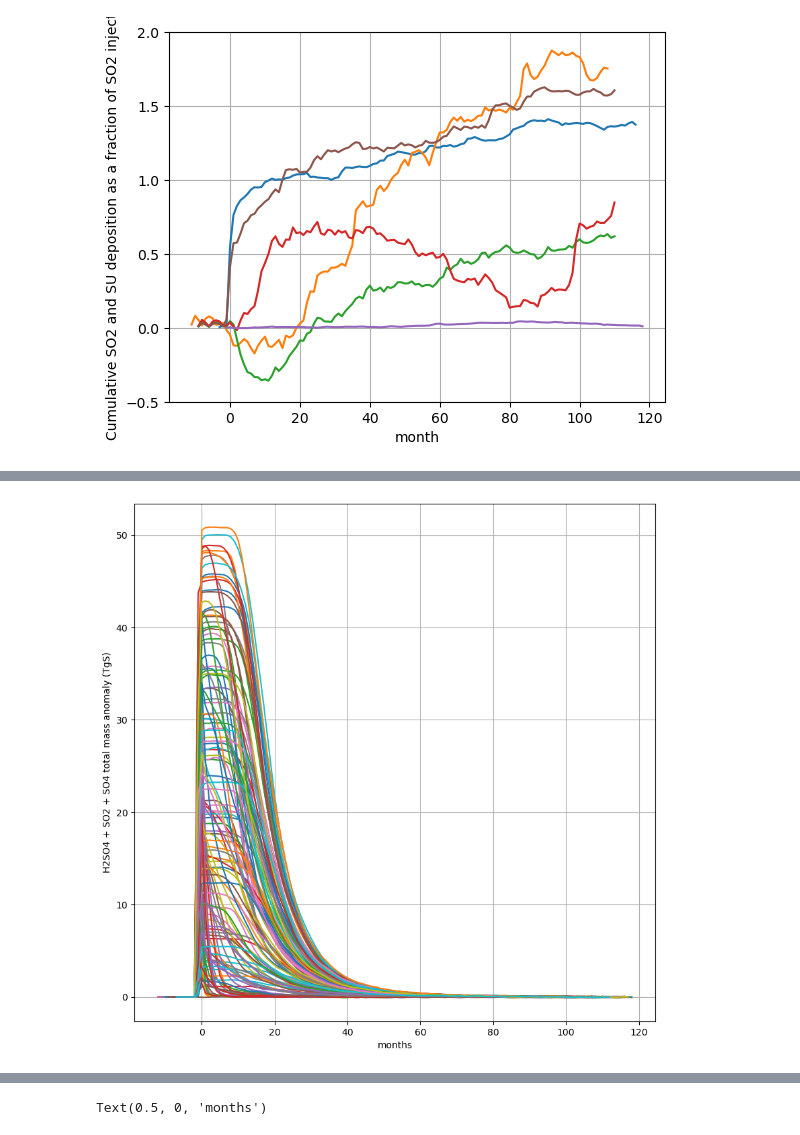
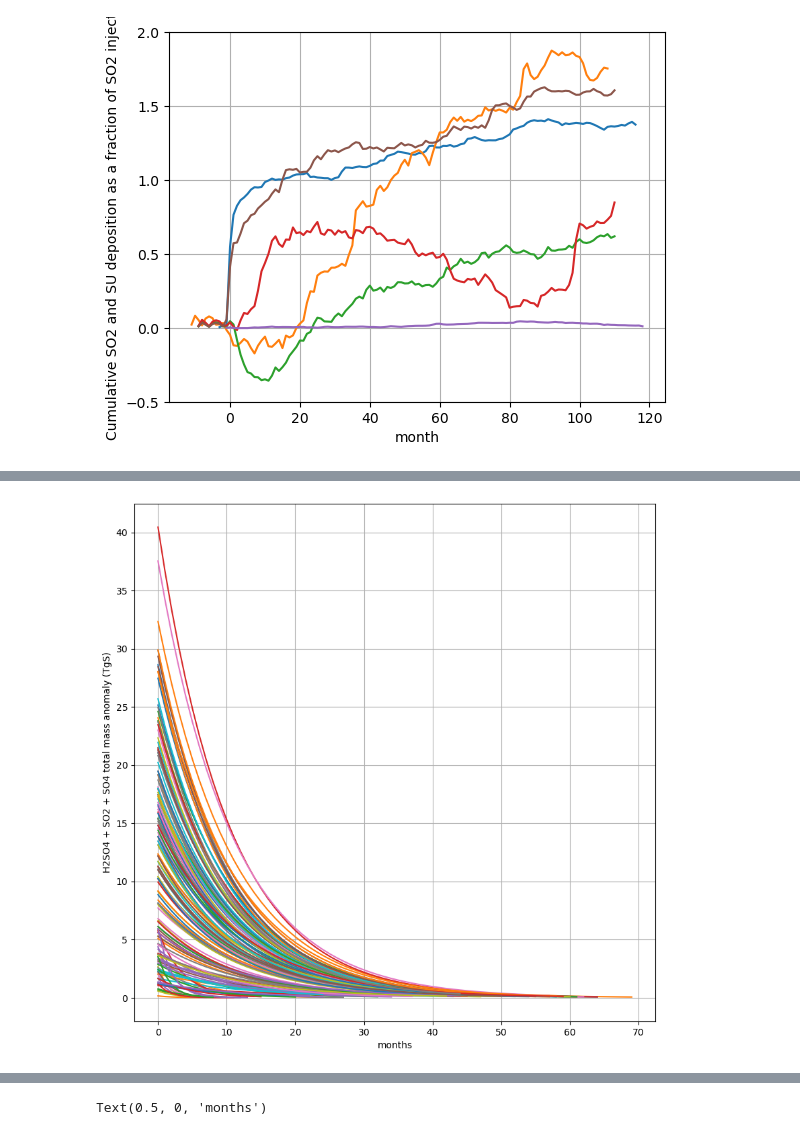
Before and after one commit to malcolmmaas/volcano, a Jupyter notebook: plotting.ipynb, the cells around one changed output, grey strips where cells are left out. Saved outputs shown, nothing was run; the diff lists cells and outputs as text; code cells hidden in the pictures.

```diff
--- a/plotting.ipynb
+++ b/plotting.ipynb
@@ -435,21 +714,8 @@ weird = [
     'VLHC136kt',
 ]
 
-import pandas as pd
-df = pd.read_csv('parameters.txt', delim_whitespace=True)
-
-def julian_to_month(julian_day):
-    months = [
-        (1, 31), (2, 28), (3, 31), (4, 30), (5, 31), (6, 30),
-        (7, 31), (8, 31), (9, 30), (10, 31), (11, 30), (12, 31)
-    ]
-
-    for month, days in months:
-        if julian_day <= days:
-            return month
-        julian_day -= days
-
-df['month'] = list(map(lambda x: julian_to_month(x), df['julday']))
+# import pandas as pd
+# df = pd.read_csv('parameters.txt', delim_whitespace=True)
 
 # su_dep_control_10yr = [su_dep_control_avg]*10
 # su_dep_control_10yr = np.array(su_dep_control_10yr).flatten()
@@ -513,17 +779,90 @@ sulfur_control_avg = np.sum(sulfur_control, axis=0)/10
 sulfur_control_10yr = [sulfur_control_avg]*10
 sulfur_control_10yr = np.array(sulfur_control_10yr).flatten()
 
-for modelrun in range(1,141):
-    w = 'VLHC'+str(modelrun).zfill(3)+'kt'
+# lifetimes = [[],[],[],[]]
+lifetimes = []
+# for modelrun in range(1,141):
+#     w = 'VLHC'+str(modelrun).zfill(3)+'kt'
+for w in df.index:
+    print(w, end='\r')
     test = netCDF4.Dataset('timeseries/'+w+'/MON.taij'+w+'.nc')
-    sulfur = test['H2SO4_Total_Mass'][:]*h2so4_tm_factor + test['SO2_Total_Mass'][:]*so2_tm_factor + sum([test[v][:] for v in su_tm_vars])*su_tm_factor - sulfur_control_10yr
-    plt.plot(list(range(len(sulfur)))-df.loc[w]['month'], sulfur)
+#     sulfur = test['H2SO4_Total_Mass'][:]*h2so4_tm_factor + test['SO2_Total_Mass'][:]*so2_tm_factor + sum([test[v][:] for v in su_tm_vars])*su_tm_factor - sulfur_control_10yr
+#     plt.plot(list(range(len(sulfur)))-df.loc[w]['month'], sulfur)
+
+#     sulfur = test['SO2_Total_Mass'][:]*so2_tm_factor - so2_tm_control_10yr*so2_tm_factor
+    sulfur = sum([test[v][:] for v in su_tm_vars])*su_tm_factor - su_tm_control_10yr*su_tm_factor
+
+    d1 = np.gradient(np.array(sulfur[:60]))
+    inflection_point = np.argmin(d1)-1
+    if inflection_point < 0:
+        inflection_point = 0
+#     sulfur = sulfur[inflection_point:]
+#     sulfur_trim = sulfur[inflection_point:inflection_point+60]
+
+    sulfur_trim = sulfur[inflection_point:]
+    noise_point = scipy.signal.argrelextrema(sulfur_trim, np.less)[0][0]
+#     print(noise_point)
+    sulfur_trim = sulfur_trim[:noise_point+1]
+
+    y = sulfur_trim
+#     C = min(y)
+    # y = y-C
+    y = np.log(y)
+
+    K, A_log = np.polyfit(np.arange(len(y))[~(y.mask)], y[~(y.mask)], 1)
+
+    A = np.exp(A_log)
+    sulfur_fit = [A * np.exp(K * t) + 0 for t in range(len(y))]
+#     y_fit = [A_log + K*t for t in range(len(y))]
+#     print('Lifetime: ' + str(-1/K) + ' months')
+
+
+#     if df.loc[w]['month'] in [12, 1, 2]:
+#         season = -1
+#     elif df.loc[w]['month'] in [6, 7, 8]:
+#         season = 1
+#     else:
+#         season = 0
+
+#     if df.loc[w]['latitude'] < 45 and df.loc[w]['latitude'] > -45:
+#         lifetimes[3].append(-1/K)
+#     elif df.loc[w]['latitude'] >= 45:
+#         lifetimes[season+1].append(-1/K)
+#     else:
+#         lifetimes[-season+1].append(-1/K)
+
+    lifetimes.append(-1/K)
+
+#     sulfur = sulfur-min(sulfur)
+#     sulfur = np.log(sulfur)
+#     K, A_log = np.polyfit(t, y, 1)
+
+#     if inflection_point > 60:
+#     plt.plot(list(range(len(sulfur)))-df.loc[w]['month'], sulfur)
+#     plt.plot(inflection_point-df.loc[w]['month'], sulfur[inflection_point], 'ro')
+    plt.plot(sulfur_fit)
+#     plt.plot(sulfur_trim)
+    if K>0:
+        print(w + '--')
+#     plt.plot(sulfur)
+
+#     if df.loc[w]['stratospheric_so2_pct'] == 0:
+#         plt.plot(y, zorder=1)
+#     else:
+#         plt.plot(y, zorder=0, c='silver')
+
+#     if y[10] < -2:
+#         print(w + '--')
+#         plt.plot(list(range(len(sulfur)))-df.loc[w]['month'], sulfur, zorder=1)
+#     else:
+#         plt.plot(list(range(len(sulfur)))-df.loc[w]['month'], sulfur, zorder=0, c='silver')
 
 # for w in weird:
 #     test = netCDF4.Dataset('timeseries/'+w+'/MON.taij'+w+'.nc')
 #     sulfur = test['H2SO4_Total_Mass'][:]*h2so4_tm_factor + test['SO2_Total_Mass'][:]*so2_tm_factor + sum([test[v][:] for v in su_tm_vars])*su_tm_factor - sulfur_control_10yr
 #     plt.plot(list(range(len(sulfur)))-df.loc[w]['month'], sulfur)
 
+# print(np.mean(lifetimes))
 plt.ylabel('H2SO4 + SO2 + SO4 total mass anomaly (TgS)')
 plt.xlabel('months')
 # plt.ylim(-2,52)
@@ -533 +874 @@ plt.grid(True)
-[figure, old version]
+[figure, new version]
```
Also changed, not shown: parts of 38 cells of this notebook.
